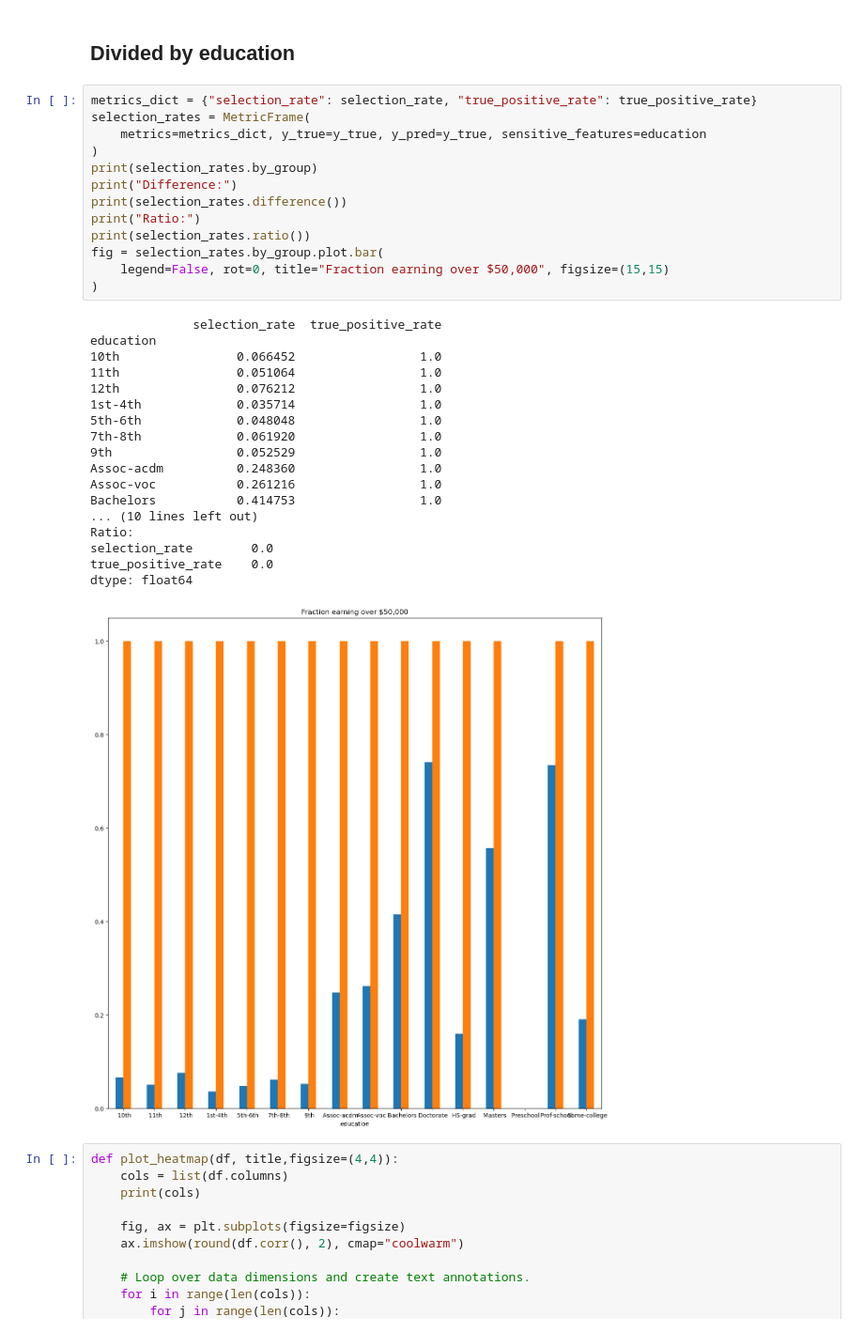
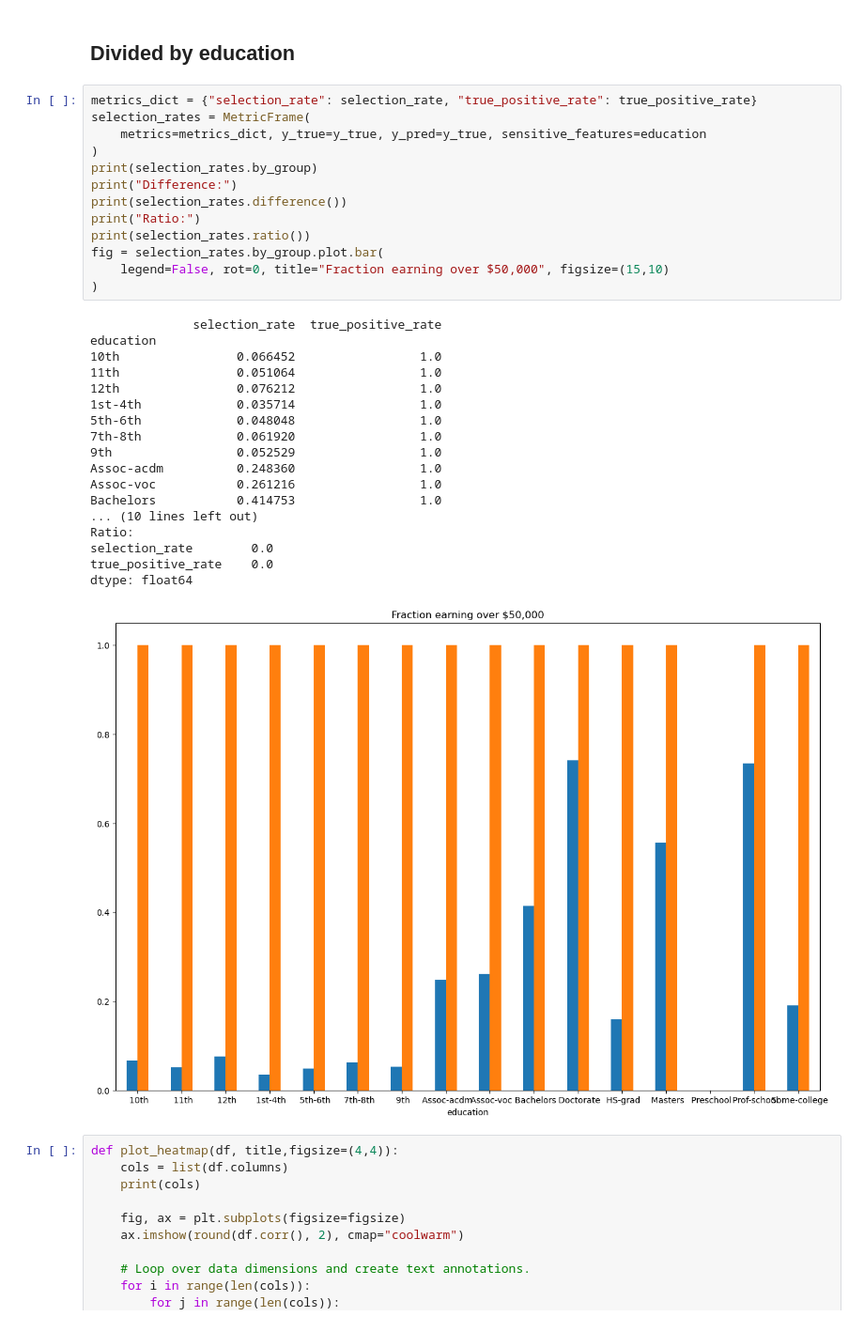
Before and after one commit to RomeroRomeroMartin/txai_project, a Jupyter notebook: TAI.ipynb, the cells around one changed output. Shown at 94% size. Cells and saved outputs as stored; diff of their text form.

```diff
--- a/TAI.ipynb
+++ b/TAI.ipynb
@@ -245,35 +245,35 @@ dtype: float64
 # %%
 metrics_dict = {"selection_rate": selection_rate, "true_positive_rate": true_positive_rate}
 selection_rates = MetricFrame(
     metrics=metrics_dict, y_true=y_true, y_pred=y_true, sensitive_features=education
 )
 print(selection_rates.by_group)
 print("Difference:")
 print(selection_rates.difference())
 print("Ratio:")
 print(selection_rates.ratio())
 fig = selection_rates.by_group.plot.bar(
-    legend=False, rot=0, title="Fraction earning over $50,000", figsize=(15,15)
+    legend=False, rot=0, title="Fraction earning over $50,000", figsize=(15,10)
 )
 # %% [output]
               selection_rate  true_positive_rate
 education
 10th                0.066452                 1.0
 11th                0.051064                 1.0
 12th                0.076212                 1.0
 1st-4th             0.035714                 1.0
 5th-6th             0.048048                 1.0
 7th-8th             0.061920                 1.0
 9th                 0.052529                 1.0
 Assoc-acdm          0.248360                 1.0
 Assoc-voc           0.261216                 1.0
 Bachelors           0.414753                 1.0
 ... (10 lines left out)
 Ratio:
 selection_rate        0.0
 true_positive_rate    0.0
 dtype: float64
-[figure, old version]
+[figure, new version]
 # %%
 def plot_heatmap(df, title,figsize=(4,4)):
     cols = list(df.columns)
```
Also changed, not shown: parts of 4 cells of this notebook, 3 other files.
